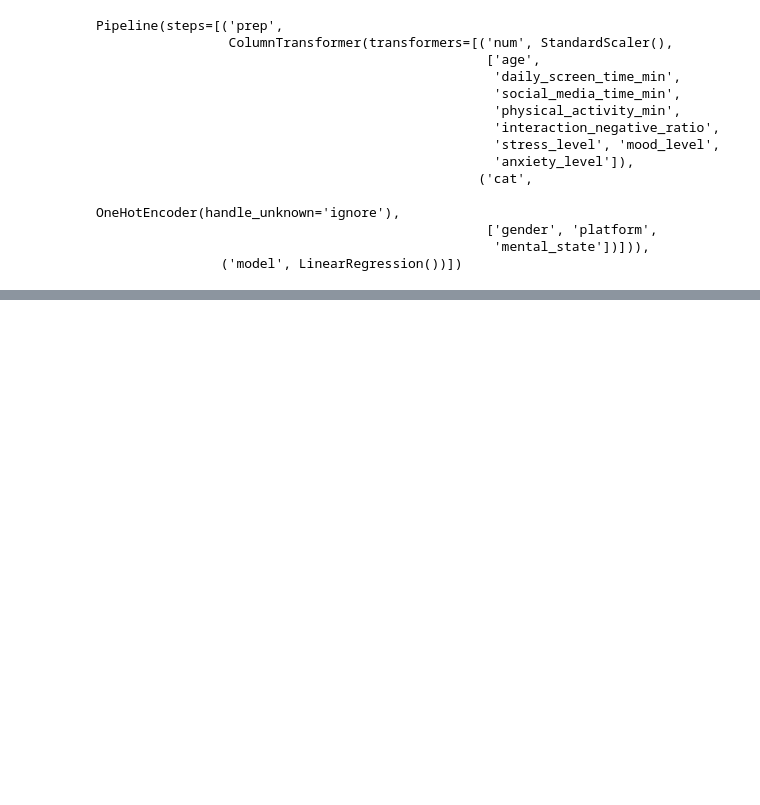
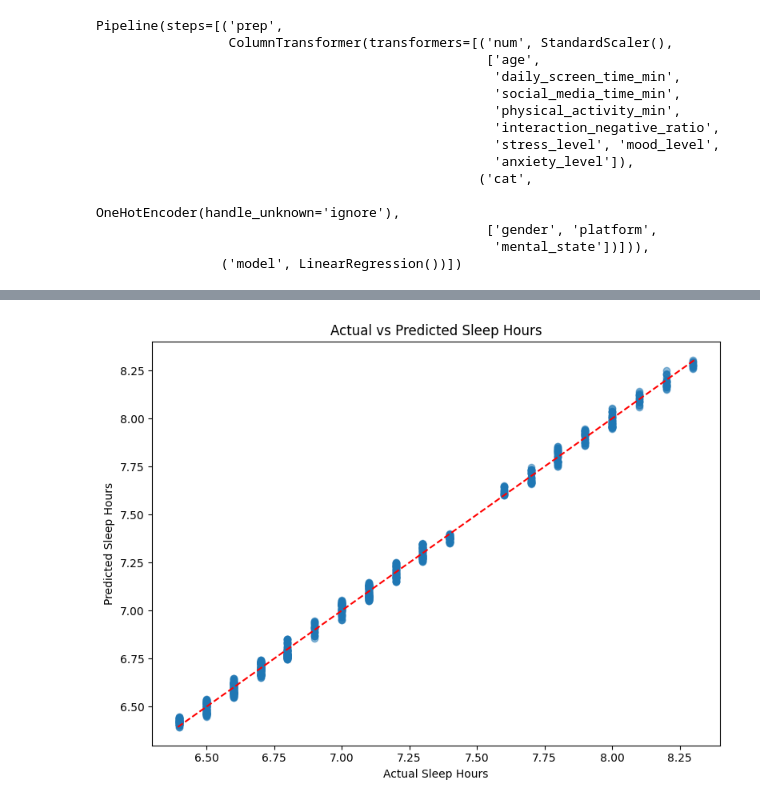
Before and after one commit to petedanielsmith/social-media-effect-on-mental-health, a Jupyter notebook: jupyter_notebooks/06_predicting_sleep.ipynb, the cells around one changed output, grey strips where cells are left out. Saved outputs shown, nothing was run; the diff lists cells and outputs as text; code cells hidden in the pictures; blank space fills up the shorter version.

```diff
--- a/jupyter_notebooks/06_predicting_sleep.ipynb
+++ b/jupyter_notebooks/06_predicting_sleep.ipynb
@@ -101,0 +105,14 @@ Pipeline(steps=[('prep',
+# %%
+# Make predictions on the test set
+y_pred = pipeline.predict(X_test)
+
+# Evaluate the model
+mae = mean_absolute_error(y_test, y_pred)
+mse = mean_squared_error(y_test, y_pred)
+rmse = np.sqrt(mse)
+r2 = r2_score(y_test, y_pred)
+
+# Print the evaluation metrics
+print("MAE:", mae)
+print("RMSE:", rmse)
+print("R²:", r2)
@@ -101,0 +132,22 @@ Pipeline(steps=[('prep',
+# %%
+fig = plt.figure(figsize=(8, 6))
+
+# Scatter plot of actual vs predicted sleep hours
+plt.scatter(y_test, y_pred, alpha=0.5)
+
+# Add labels and title
+plt.xlabel("Actual Sleep Hours")
+plt.ylabel("Predicted Sleep Hours")
+plt.title("Actual vs Predicted Sleep Hours")
+
+# Add a diagonal line for reference
+max_val = max(y_test.max(), y_pred.max())
+min_val = min(y_test.min(), y_pred.min())
+plt.plot([min_val, max_val], [min_val, max_val], color="red", linestyle="--")
+
+# Show and save the plot
+plt.tight_layout()
+plt.savefig('../charts/predicting_sleep_linear_regression_scatter.png')
+plt.show()
+# %% [output]
+[figure, added]
```
Also changed, not shown: parts of 6 cells of this notebook, 2 other files.
